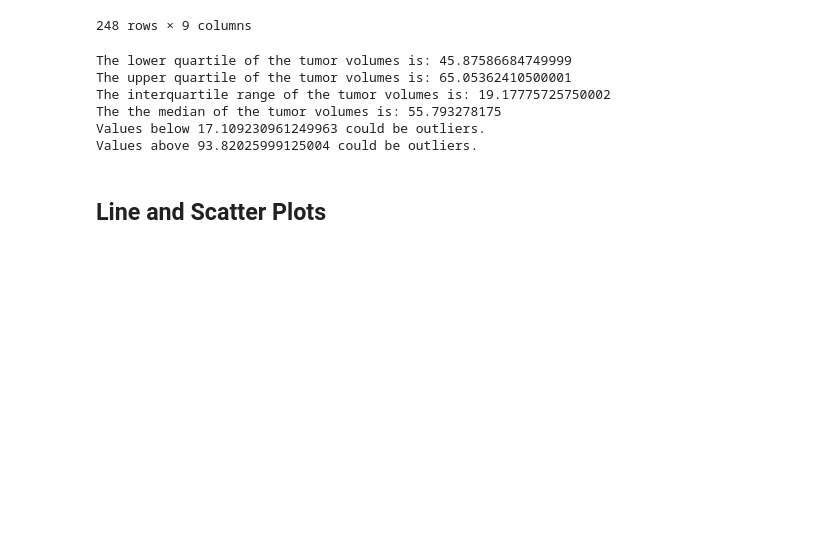
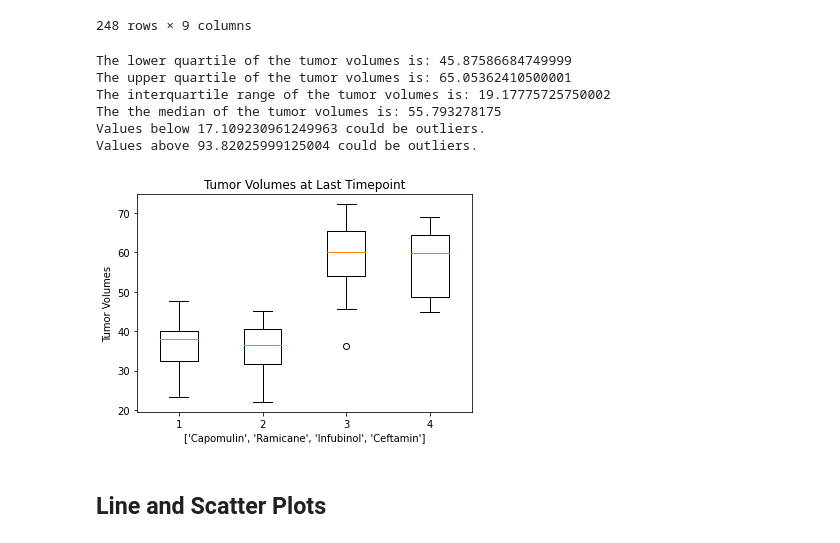
Before and after one commit to knorman123/matplotlib-challenge, a Jupyter notebook: Pymaceuticals/pymaceuticals_starter.ipynb, the cells around one changed output. Drawn from its saved outputs; the diff is of its cells as text; code cells hidden in the pictures; blank space fills up the shorter version.

Commit message:
added box plot

```diff
--- a/Pymaceuticals/pymaceuticals_starter.ipynb
+++ b/Pymaceuticals/pymaceuticals_starter.ipynb
@@ -272,6 +272,15 @@ Values below 17.109230961249963 could be outliers.
 Values above 93.82025999125004 could be outliers.
 # %%
 # Generate a box plot of the final tumor volume of each mouse across four regimens of interest
+
+fig1, ax1 = plt.subplots()
+ax1.set_title('Tumor Volumes at Last Timepoint')
+ax1.set_ylabel('Tumor Volumes')
+ax1.set_xlabel(treatments)
+ax1.boxplot(tumor_volume)
+plt.show()
+# %% [output]
+[figure, added]
 # %% [markdown]
 ## Line and Scatter Plots
 # %%
```
Also changed, not shown: parts of 1 cell of this notebook.
